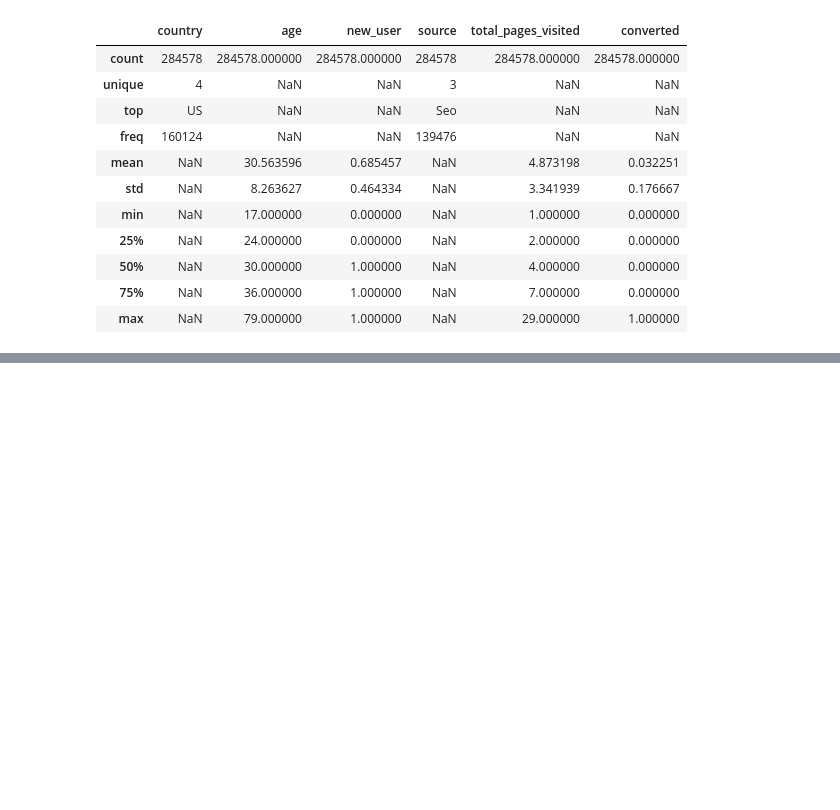
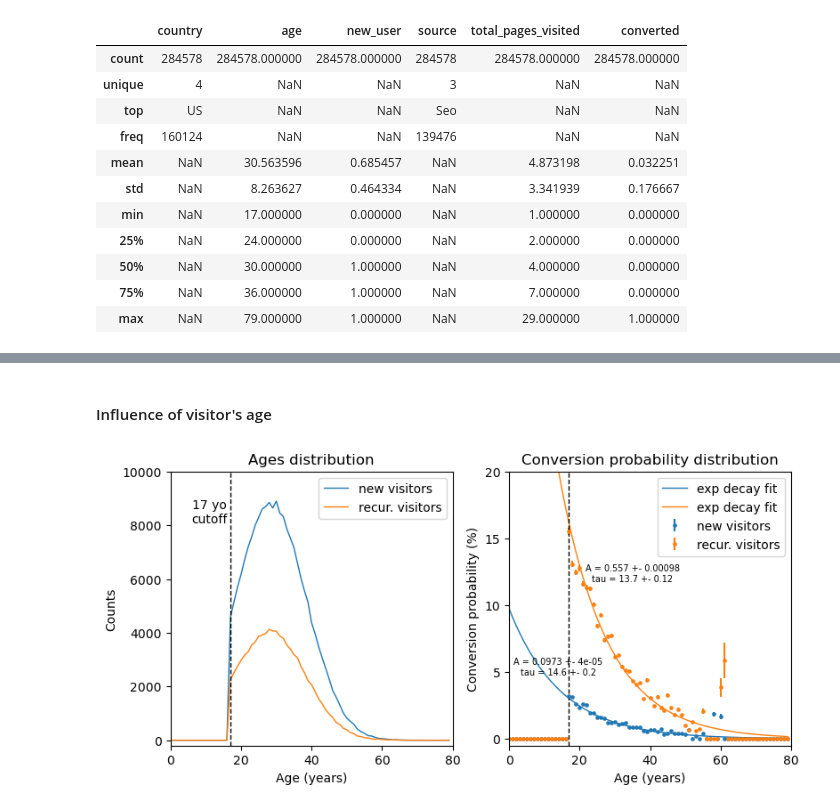
Before and after one commit to netesf13d/jedha-projects, a Jupyter notebook: 03-Machine_Learning/Conversion_rate_challenge/Conversion_rate_challenge.ipynb, the cells around one changed output, grey strips where cells are left out. Saved outputs shown, nothing was run; the diff lists cells and outputs as text; code cells hidden in the pictures; blank space fills up the shorter version.

```diff
--- a/03-Machine_Learning/Conversion_rate_challenge/Conversion_rate_challenge.ipynb
+++ b/03-Machine_Learning/Conversion_rate_challenge/Conversion_rate_challenge.ipynb
@@ -87,0 +179,2 @@ df.describe(include='all')
+# %% [markdown]
+#### Influence of visitor's age
@@ -87,0 +228,48 @@ df.describe(include='all')
+# %%
+fig2, axs2 = plt.subplots(nrows=1, ncols=2, figsize=(9, 4))
+
+axs2[0].plot(ages, age_data['counts_new'], color='tab:blue',
+             linewidth=1, label='new visitors')
+axs2[0].plot(ages, age_data['counts_rec'], color='tab:orange',
+             linewidth=1, label='recur. visitors')
+axs2[0].axvline(17, color='k', linewidth=1, linestyle='--')
+axs2[0].text(11, 8500, '17 yo\ncutoff', ha='center', va='center')
+axs2[0].set_xlim(0, 80)
+axs2[0].set_ylim(-200, 10000)
+axs2[0].set_title("Ages distribution")
+axs2[0].set_xlabel('Age (years)')
+axs2[0].set_ylabel('Counts')
+axs2[0].legend()
+
+axs2[1].errorbar(ages, age_data['pconv_new'], yerr=age_data['std_pconv_new'],
+                 color='tab:blue', fmt='o', markersize=3, markeredgewidth=0.3,
+                 label='new visitors')
+axs2[1].plot(ages, decay_exp(ages, *popt_new),
+             linewidth=1, color='tab:blue', label='exp decay fit')
+axs2[1].errorbar(ages, age_data['pconv_rec'], yerr=age_data['std_pconv_rec'],
+                 color='tab:orange', fmt='o', markersize=3, markeredgewidth=0.3,
+                 label='recur. visitors')
+axs2[1].plot(ages, decay_exp(ages, *popt_rec),
+             linewidth=1, color='tab:orange', label='exp decay fit')
+axs2[1].axvline(17, color='k', linewidth=1, linestyle='--')
+
+new_popt_txt = (f'A = {popt_new[0]:.3} +- {pcov_new[0, 0]:.2}\n'
+                f'tau = {popt_new[1]:.3} +- {pcov_new[1, 1]:.2}\n')
+axs2[1].text(14, 0.05, new_popt_txt, ha='center', va='center', fontsize=7)
+
+rec_popt_txt = (f'A = {popt_rec[0]:.3} +- {pcov_rec[0, 0]:.2}\n'
+                f'tau = {popt_rec[1]:.3} +- {pcov_rec[1, 1]:.2}\n')
+axs2[1].text(35, 0.12, rec_popt_txt, ha='center', va='center', fontsize=7)
+
+axs2[1].set_xlim(0, 80)
+axs2[1].set_ylim(-0.005, 0.20)
+axs2[1].set_yticks([0, 0.05, 0.1, 0.15, 0.2], [0, 5, 10, 15, 20])
+axs2[1].set_yticks([0, 0.05, 0.1, 0.15, 0.2], minor=True)
+axs2[1].set_title("Conversion probability distribution")
+axs2[1].set_xlabel('Age (years)')
+axs2[1].set_ylabel('Conversion probability (%)')
+axs2[1].legend()
+
+plt.show()
+# %% [output]
+[figure, added]
```
Also changed, not shown: parts of 17 cells of this notebook, 1 other file.
